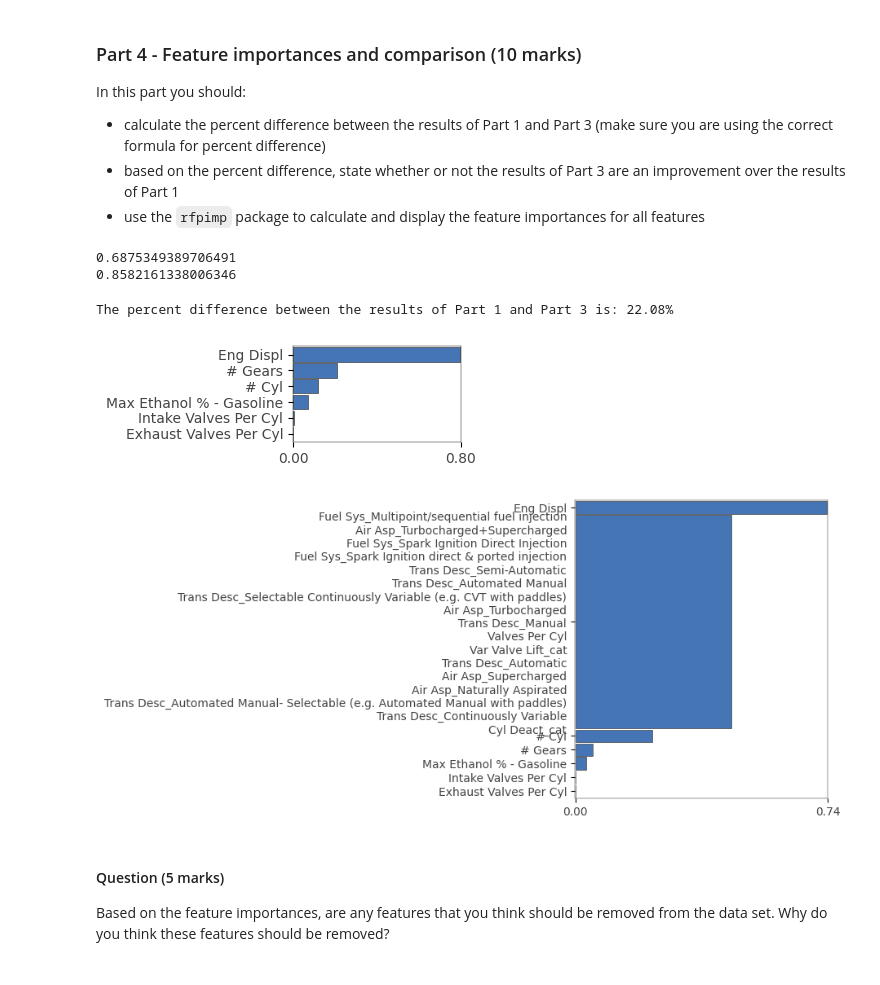
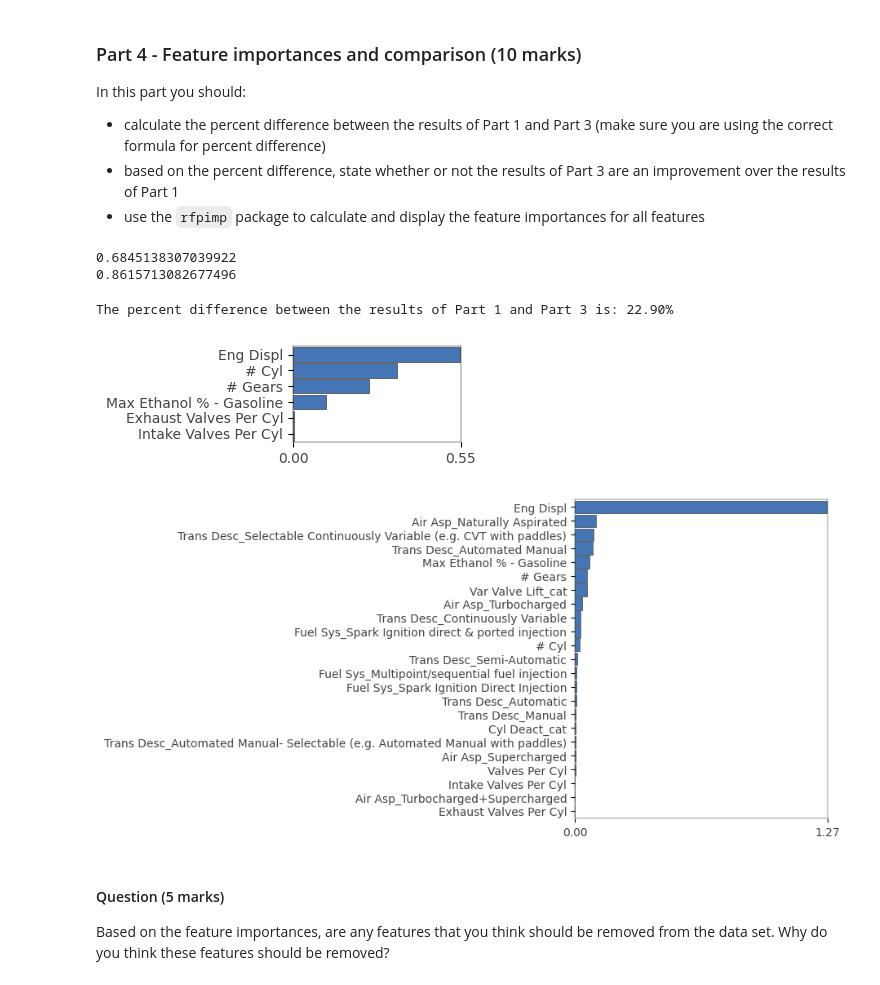
Before and after one commit to educbd/ML_, a Jupyter notebook: Graded_Lab_2.ipynb, the cells around one changed output. Saved outputs shown, nothing was run; the diff lists cells and outputs as text; code cells hidden in the pictures.

```diff
--- a/Graded_Lab_2.ipynb
+++ b/Graded_Lab_2.ipynb
@@ -141,19 +141,17 @@ dtype: int64
 # %% [markdown]
 ### -- Creating a baseline model:
 # %%
-X = df_num.drop(['Comb Unadj FE - Conventional Fuel'], axis=1)
-y = df_num['Comb Unadj FE - Conventional Fuel']
+X1 = df_num.drop(['Comb Unadj FE - Conventional Fuel'], axis=1)
+y1 = df_num['Comb Unadj FE - Conventional Fuel']
 # %%
 oob_scores1 = []
 predictions_1 =[]
 for i in range(10):
     model_1 = RandomForestRegressor(n_estimators=100, n_jobs=-1, oob_score=True)
-    X_train, X_test, y_train, y_test = train_test_split(X, y, test_size=0.2)
-    model_1.fit(X_train, y_train)
+    X1_train, X1_test, y1_train, y1_test = train_test_split(X1, y1, test_size=0.2)
+    model_1.fit(X1_train, y1_train)
     oob_scores1.append(model_1.oob_score_)
-    n = rfnnodes(model_1)
-    h = np.median(rfmaxdepths(model_1))
 
 avg_oob_scores_1 = sum(oob_scores1) / len(oob_scores1)
-print(f"Average OOB score over 10 runs for model 1: {avg_oob_scores_1:.4f}. Using {n:,d} tree nodes with {h} as a median tree depth")
+print(f"Average OOB score over 10 runs for model 1: {avg_oob_scores_1:.4f}")
 # %% [output]
@@ -352,36 +365,36 @@ In this part you should:
 print(avg_oob_scores_1)
 print(avg_oob_scores_3)
 # %% [output]
-0.6875349389706491
-0.8582161338006346
+0.6845138307039922
+0.8615713082677496
 # %%
 percent_difference = abs(avg_oob_scores_1 - avg_oob_scores_3) / ((avg_oob_scores_1 + avg_oob_scores_3) / 2) * 100
 print(f"The percent difference between the results of Part 1 and Part 3 is: {percent_difference:.2f}%")
 # %% [output]
-The percent difference between the results of Part 1 and Part 3 is: 22.08%
+The percent difference between the results of Part 1 and Part 3 is: 22.90%
 # %%
 # Feature importances - Part 1
-def showimp(model_1, X, y):
-    features = list(X.columns)
+def showimp(model_1, X1, y1):
+    features = list(X1.columns)
 
-    I = importances(model_1, X, y, features=features)
+    I = importances(model_1, X1, y1, features=features)
     plot_importances(I, color='#4575b4')
 
-showimp(model_1, X, y)
+showimp(model_1, X1, y1)
 # %% [output]
-[figure, old version]
+[figure, new version]
 # %%
 # Feature importances - Part 3
 def showimp(model_3, X3, y3):
-    features = list(X.columns)
+    features = list(X3.columns)
 
 
     I = importances(model_3, X3, y3, features=features)
     plot_importances(I, color='#4575b4')
 
 showimp(model_3, X3, y3)
 # %% [output]
-[figure, old version]
+[figure, new version]
 # %% [markdown]
 #### Question (5 marks)
 
```
Also changed, not shown: parts of 8 cells of this notebook.
